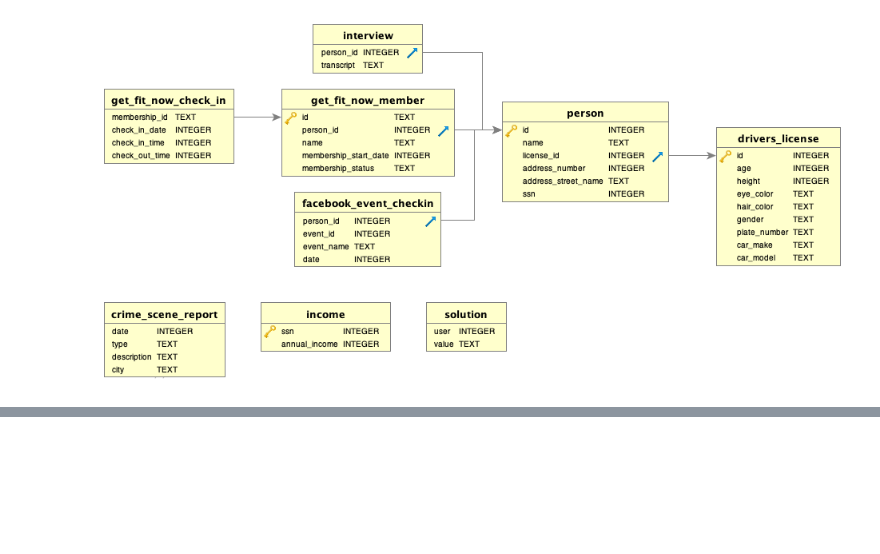
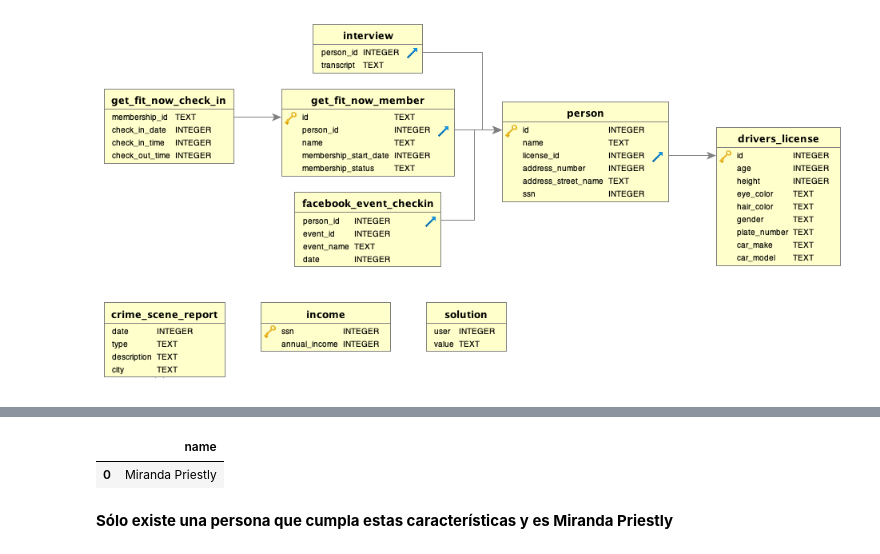
Before and after one commit to jvemagmail/Grupo3_Githolmes, a Jupyter notebook: TC_02_Sprint_06_SQL/Parte_I_SQL_Game.ipynb, the cells around one changed output, grey strips where cells are left out. Cells and saved outputs as stored; diff of their text form; code cells hidden in the pictures; blank space fills up the shorter version.

```diff
--- a/TC_02_Sprint_06_SQL/Parte_I_SQL_Game.ipynb
+++ b/TC_02_Sprint_06_SQL/Parte_I_SQL_Game.ipynb
@@ -73,0 +153,21 @@ where fec.event_name like '%SQL Symphony Concert%'
+# %%
+# Buscamos en Facebook una mujer con la altura proporcionada, pelirroja, conduciendo un Tesla Modelo S,
+# y que fue al espectáculo SQL Symphony Concert 3 veces
+q = '''
+select DISTINCT name
+from facebook_event_checkin fec
+inner join person p on p.id = fec.person_id
+inner join drivers_license dl on dl.id = p.license_id
+where fec.event_name like "%SQL Symphony Concert%"
+   and dl.car_make = "Tesla"
+   and dl.car_model = "Model S"
+   and dl.hair_color = "red"
+   and dl.gender = "female"
+'''
+
+sql_query(q)
+# %% [output]
+|  | name |
+| 0 | Miranda Priestly |
+# %% [markdown]
+**Sólo existe una persona que cumpla estas características y es Miranda Priestly**
```
Also changed, not shown: parts of 16 cells of this notebook.
